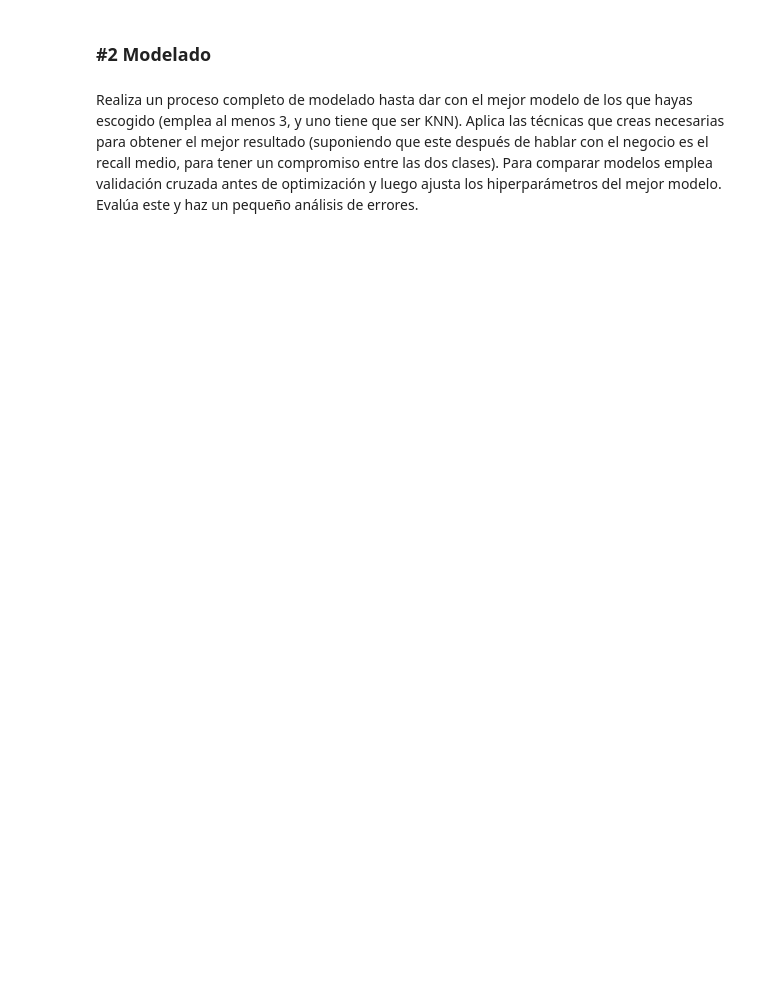
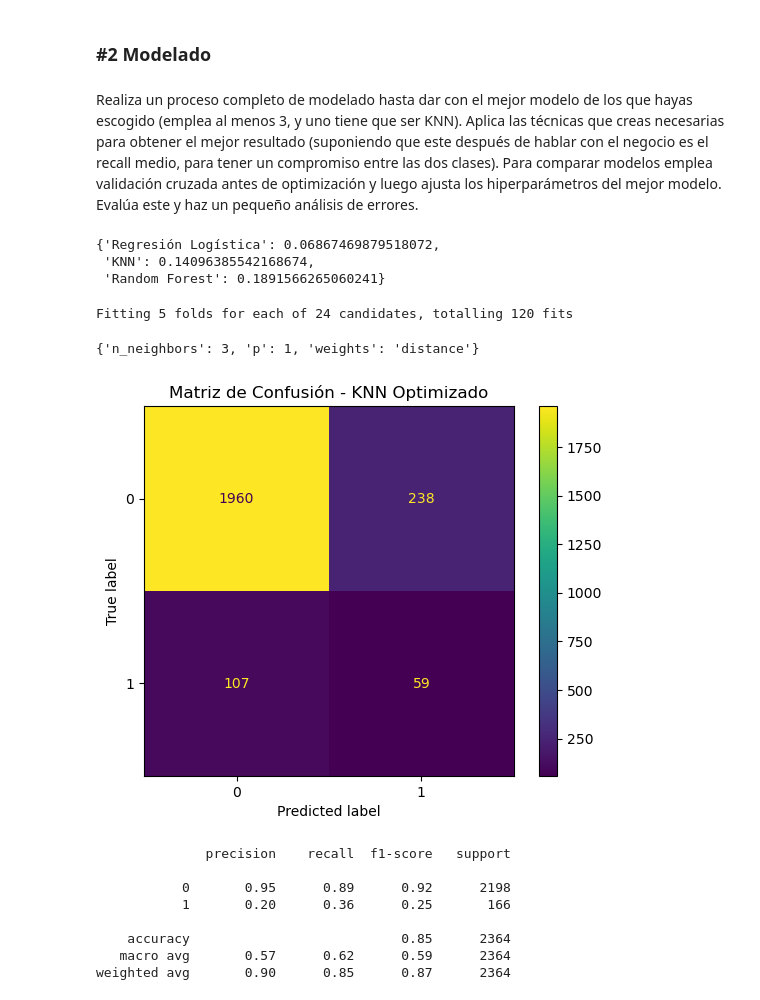
Before and after one commit to salvatorelodato/ONLINE_DS_THEBRIDGE_SL, a Jupyter notebook: Sprint_12/Sprint_12/Unidad_01/Practica_Obligatoria/18_Practica_Obligatoria_Otros_Modelos_Supervisados_SL.ipynb, the cells around one changed output. Cells and saved outputs as stored; diff of their text form; code cells hidden in the pictures; blank space fills up the shorter version.

```diff
--- a/Sprint_12/Sprint_12/Unidad_01/Practica_Obligatoria/18_Practica_Obligatoria_Otros_Modelos_Supervisados_SL.ipynb
+++ b/Sprint_12/Sprint_12/Unidad_01/Practica_Obligatoria/18_Practica_Obligatoria_Otros_Modelos_Supervisados_SL.ipynb
@@ -347,3 +361,78 @@ weighted avg       0.92      0.92      0.92      2364
 ### #2 Modelado
 # %% [markdown]
 Realiza un proceso completo de modelado hasta dar con el mejor modelo de los que hayas escogido (emplea al menos 3, y uno tiene que ser KNN). Aplica las técnicas que creas necesarias para obtener el mejor resultado (suponiendo que este después de hablar con el negocio es el recall medio, para tener un compromiso entre las dos clases). Para comparar modelos emplea validación cruzada antes de optimización y luego ajusta los hiperparámetros del mejor modelo. Evalúa este y haz un pequeño análisis de errores.
+# %%
+# Configurar validación cruzada estratificada
+cv = StratifiedKFold(n_splits=5, shuffle=True, random_state=42)
+
+# Paso 3: Comparar modelos base
+models = {
+    "Regresión Logística": LogisticRegression(max_iter=1000, random_state=42),
+    "KNN": KNeighborsClassifier(n_neighbors=5),
+    "Random Forest": RandomForestClassifier(random_state=42)
+}
+
+# Calcular recall promedio con validación cruzada
+recall_scores = {
+    name: cross_val_score(model, X_train_scaled, y, cv=cv, scoring="recall").mean()
+    for name, model in models.items()
+}
+
+recall_scores
+# %% [output]
+{'Regresión Logística': 0.06867469879518072,
+ 'KNN': 0.14096385542168674,
+ 'Random Forest': 0.1891566265060241}
+# %%
+from sklearn.model_selection import GridSearchCV
+from sklearn.neighbors import KNeighborsClassifier
+
+# Definimos la malla de hiperparámetros para KNN
+param_grid_knn = {
+    "n_neighbors": [3, 5, 7, 9, 11, 15],
+    "weights": ["uniform", "distance"],
+    "p": [1, 2]  # p=1: Manhattan, p=2: Euclid
+}
+
+# GridSearch con validación cruzada y scoring F1
+grid_knn = GridSearchCV(
+    estimator=KNeighborsClassifier(),
+    param_grid=param_grid_knn,
+    scoring="f1",
+    cv=StratifiedKFold(n_splits=5, shuffle=True, random_state=42),
+    n_jobs=-1,
+    verbose=1
+)
+
+# Entrenamos con datos balanceados y escalados
+grid_knn.fit(X_train_bal, y_train_bal)
+
+# Guardamos el mejor modelo y los parámetros
+best_knn_model = grid_knn.best_estimator_
+best_knn_params = grid_knn.best_params_
+
+best_knn_params
+# %% [output]
+Fitting 5 folds for each of 24 candidates, totalling 120 fits
+{'n_neighbors': 3, 'p': 1, 'weights': 'distance'}
+# %%
+# Evaluamos en el conjunto de test original
+best_knn_model = grid_knn.best_estimator_
+y_pred = best_knn_model.predict(X_test_scaled)
+
+# Mostrar matriz de confusión y métricas
+ConfusionMatrixDisplay.from_estimator(best_knn_model, X_test_scaled, y_test)
+plt.title("Matriz de Confusión - KNN Optimizado")
+plt.show()
+
+print(classification_report(y_test, y_pred))
+# %% [output]
+[figure, added]
+              precision    recall  f1-score   support
+
+           0       0.95      0.89      0.92      2198
+           1       0.20      0.36      0.25       166
+
+    accuracy                           0.85      2364
+   macro avg       0.57      0.62      0.59      2364
+weighted avg       0.90      0.85      0.87      2364
```
Also changed, not shown: parts of 14 cells of this notebook, 10 other files.
